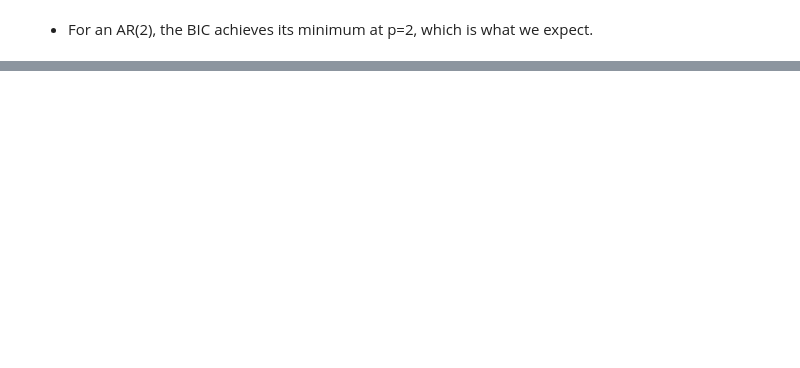
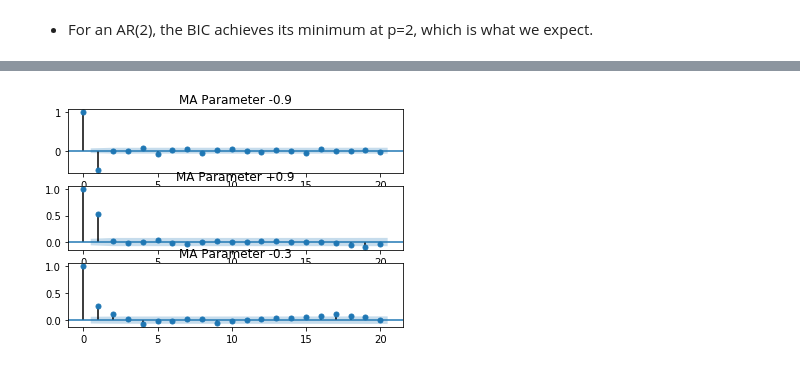
Before and after one commit to kurtsenol/pandas, a Jupyter notebook: time_series_2.ipynb, the cells around one changed output, grey strips where cells are left out. Drawn from its saved outputs; the diff is of its cells as text; code cells hidden in the pictures; blank space fills up the shorter version.

```diff
--- a/time_series_2.ipynb
+++ b/time_series_2.ipynb
@@ -304,0 +354,18 @@ plt.show()
+# %%
+# Plot three ACF on same page for comparison using subplots
+fig, axes = plt.subplots(3,1)
+
+# Plot 1: AR parameter = -0.9
+plot_acf(simulated_data_1, lags=20, ax=axes[0])
+axes[0].set_title("MA Parameter -0.9")
+
+# Plot 2: AR parameter = +0.9
+plot_acf(simulated_data_2, lags=20, ax=axes[1])
+axes[1].set_title("MA Parameter +0.9")
+
+# Plot 3: AR parameter = -0.3
+plot_acf(simulated_data_3, lags=20, ax=axes[2])
+axes[2].set_title("MA Parameter -0.3")
+plt.show()
+# %% [output]
+[figure, added]
```
Also changed, not shown: parts of 34 cells of this notebook.
